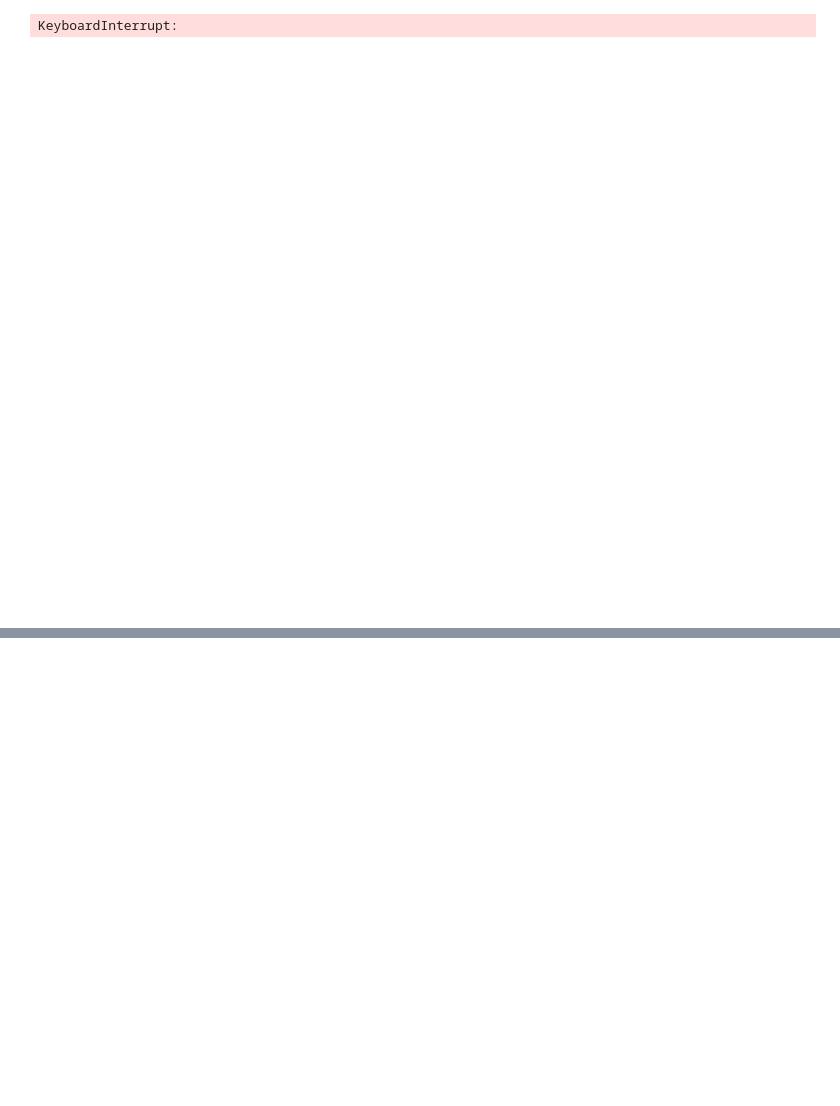
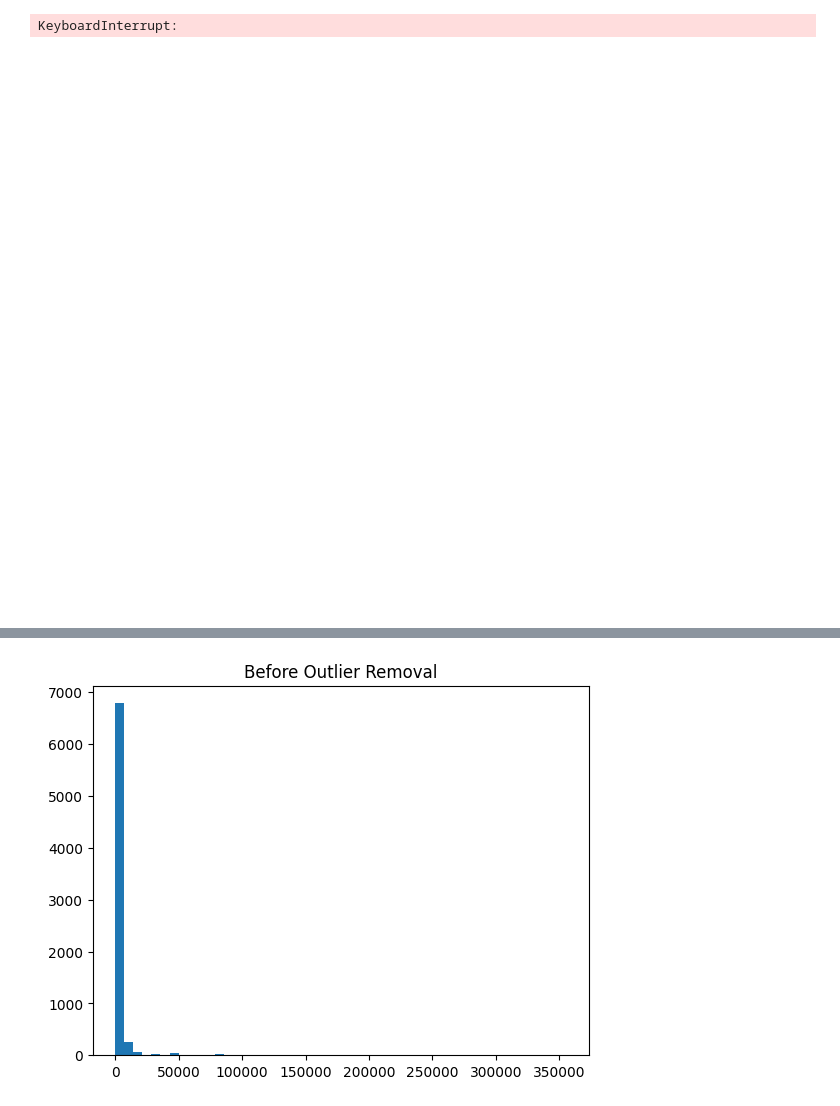
Before and after one commit to fathinahnj/skripsi, a Jupyter notebook: waste_classification_skripsi.ipynb, the cells around one changed output, grey strips where cells are left out. Cells and saved outputs as stored; diff of their text form; code cells hidden in the pictures; blank space fills up the shorter version.

```diff
--- a/waste_classification_skripsi.ipynb
+++ b/waste_classification_skripsi.ipynb
@@ -350,0 +794,7 @@ sv.plot_images_grid(images=frame_samples[:4], grid_size=(2, 2))
+# %%
+plt.figure()
+plt.hist(df["area"], bins=50)
+plt.title("Before Outlier Removal")
+plt.show()
+# %% [output]
+[figure, added]
```
Also changed, not shown: parts of 39 cells of this notebook.
